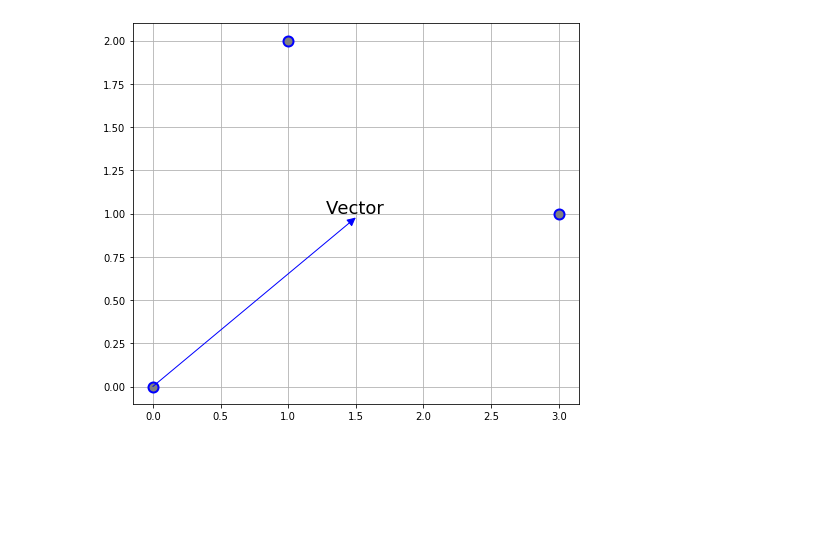
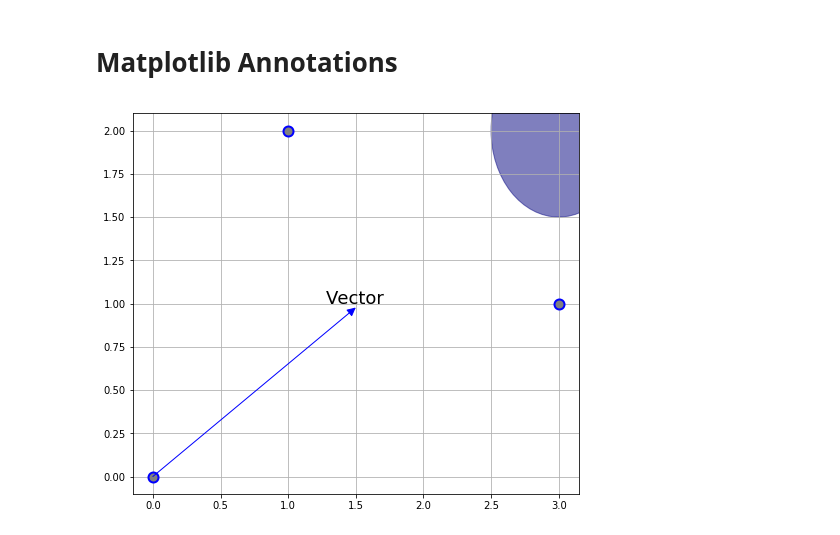
Before and after one commit to nathanielng/python-snippets, a Jupyter notebook: plotting/matplotlib_annotation.ipynb, the cells around one changed output. Saved outputs shown, nothing was run; the diff lists cells and outputs as text; code cells hidden in the pictures; blank space fills up the shorter version.

```diff
--- a/plotting/matplotlib_annotation.ipynb
+++ b/plotting/matplotlib_annotation.ipynb
@@ -3,0 +1,2 @@ import matplotlib.pyplot as plt
+# %% [markdown]
+# Matplotlib Annotations
@@ -4,18 +9,21 @@ import matplotlib.pyplot as plt
 # %%
 fig, ax = plt.subplots(1, 1, figsize=(8,7))
 ax.plot(np.array([0, 1, 3]),
         np.array([0, 2, 1]), 'o',
         markersize=10, markeredgewidth=2,
         markerfacecolor='gray', markeredgecolor='blue')
 ax.annotate('Vector',
             xy=(0,0),          # end point (without text)
             xytext=(1.5,1.0),  # end point (with text annotation)
             arrowprops=dict(arrowstyle='<|-', color='blue',
                             relpos=(0.5,0), # lower, center of text box
                             patchA=None,
                             shrinkA=0.0, shrinkB=0.0),
             ha='center',       # horizontal alignment for annotation
             fontsize=18)
+
+circle = plt.Circle((3, 2), 0.5, color='#00007f', alpha=0.5, clip_on=True)
+ax.add_artist(circle)
 ax.grid()
 # %% [output]
-[figure, old version]
+[figure, new version]
```
Also changed, not shown: parts of 3 cells of this notebook.
